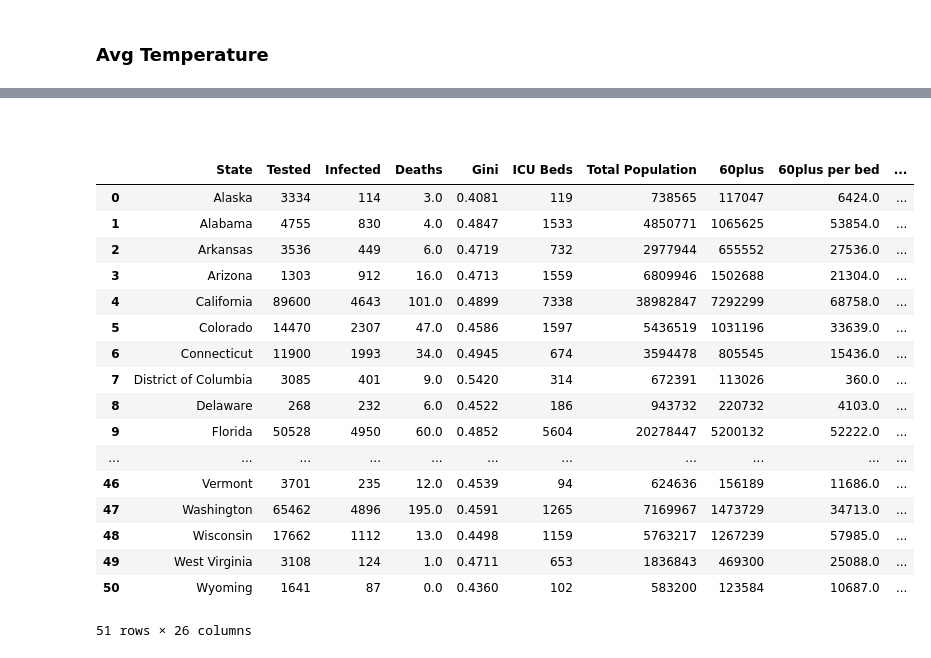
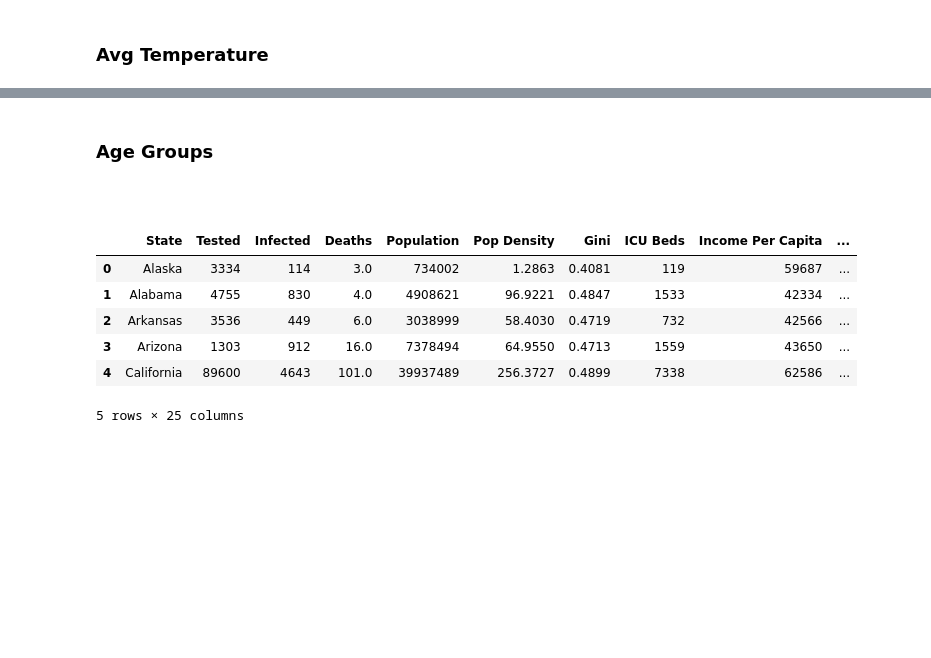
Before and after one commit to UncleGedd/COVID19-US-States-EDA, a Jupyter notebook: Aggregate State Data.ipynb, the cells around one changed output, grey strips where cells are left out. Saved outputs shown, nothing was run; the diff lists cells and outputs as text; code cells hidden in the pictures; blank space fills up the shorter version.

```diff
--- a/Aggregate State Data.ipynb
+++ b/Aggregate State Data.ipynb
@@ -85,3 +91,5 @@ df.head()
+# %%
+df = df.merge(df_pop, on='State', how='inner')
 # %% [markdown]
 ### Gini coefficient
 # %%
@@ -91,7 +99,5 @@ df = df.merge(pd.read_csv('./predictor_data/gini.csv'), on='State', how='inner')
 # %%
-cols_of_interest = ['state', 'Total_pop', 'all_icu', '60plus', '60plus_per_each_icu_bed']
+cols_of_interest = ['state', 'all_icu']
 df_icu = pd.read_excel('./predictor_data/icu_beds.xlsx', usecols=cols_of_interest)
 df_icu = df_icu.groupby('state').sum().reset_index()
-df_icu['60plus_pct'] = df_icu['60plus'] / df_icu['Total_pop']
-df_icu.columns = ['State', 'ICU Beds', 'Total Population', '60plus', '60plus per bed', '60plus pct pop']
-df_icu.head(3)
+df_icu.columns = ['State', 'ICU Beds']
@@ -216,0 +212,11 @@ df = df.merge(pd.read_csv('./predictor_data/temperature.csv'), on='State', how='
+# %%
+df = df.merge(pd.read_csv('./predictor_data/urbanization.csv'), on='State', how='inner')
+# %% [markdown]
+### Age Groups
+# %%
+df_age = pd.read_csv('./predictor_data/age.csv')
+df_age['State'] = df_age['Location']
+df_age['Age 0-25'] = df_age['Children 0-18'] + df_age['Adults 19-25']
+df_age['Age 26-54'] = df_age['Adults 26-34'] + df_age['Adults 35-54']
+df_age['Age 55+'] = df_age['Adults 55-64'] + df_age['65+']
+df_age.drop(['Location', 'Children 0-18', 'Adults 19-25', 'Adults 26-34', 'Adults 35-54', 'Total', 'Footnotes', 'Adults 55-64', '65+'], axis=1, inplace=True)
@@ -218,23 +226,12 @@ df = df.merge(pd.read_csv('./predictor_data/temperature.csv'), on='State', how='
 ###
 # %%
 df.to_csv('COVID19_state.csv', index=False)
-df.head(51)
+df.head()
 # %% [output]
-|  | State | Tested | Infected | Deaths | Gini | ICU Beds | Total Population | 60plus | 60plus per bed | ... |
-| 0 | Alaska | 3334 | 114 | 3.0 | 0.4081 | 119 | 738565 | 117047 | 6424.0 | ... |
-| 1 | Alabama | 4755 | 830 | 4.0 | 0.4847 | 1533 | 4850771 | 1065625 | 53854.0 | ... |
-| 2 | Arkansas | 3536 | 449 | 6.0 | 0.4719 | 732 | 2977944 | 655552 | 27536.0 | ... |
-| 3 | Arizona | 1303 | 912 | 16.0 | 0.4713 | 1559 | 6809946 | 1502688 | 21304.0 | ... |
-| 4 | California | 89600 | 4643 | 101.0 | 0.4899 | 7338 | 38982847 | 7292299 | 68758.0 | ... |
-| 5 | Colorado | 14470 | 2307 | 47.0 | 0.4586 | 1597 | 5436519 | 1031196 | 33639.0 | ... |
-| 6 | Connecticut | 11900 | 1993 | 34.0 | 0.4945 | 674 | 3594478 | 805545 | 15436.0 | ... |
-| 7 | District of Columbia | 3085 | 401 | 9.0 | 0.5420 | 314 | 672391 | 113026 | 360.0 | ... |
-| 8 | Delaware | 268 | 232 | 6.0 | 0.4522 | 186 | 943732 | 220732 | 4103.0 | ... |
-| 9 | Florida | 50528 | 4950 | 60.0 | 0.4852 | 5604 | 20278447 | 5200132 | 52222.0 | ... |
-| ... | ... | ... | ... | ... | ... | ... | ... | ... | ... | ... |
-| 46 | Vermont | 3701 | 235 | 12.0 | 0.4539 | 94 | 624636 | 156189 | 11686.0 | ... |
-| 47 | Washington | 65462 | 4896 | 195.0 | 0.4591 | 1265 | 7169967 | 1473729 | 34713.0 | ... |
-| 48 | Wisconsin | 17662 | 1112 | 13.0 | 0.4498 | 1159 | 5763217 | 1267239 | 57985.0 | ... |
-| 49 | West Virginia | 3108 | 124 | 1.0 | 0.4711 | 653 | 1836843 | 469300 | 25088.0 | ... |
-| 50 | Wyoming | 1641 | 87 | 0.0 | 0.4360 | 102 | 583200 | 123584 | 10687.0 | ... |
+|  | State | Tested | Infected | Deaths | Population | Pop Density | Gini | ICU Beds | Income Per Capita | ... |
+| 0 | Alaska | 3334 | 114 | 3.0 | 734002 | 1.2863 | 0.4081 | 119 | 59687 | ... |
+| 1 | Alabama | 4755 | 830 | 4.0 | 4908621 | 96.9221 | 0.4847 | 1533 | 42334 | ... |
+| 2 | Arkansas | 3536 | 449 | 6.0 | 3038999 | 58.4030 | 0.4719 | 732 | 42566 | ... |
+| 3 | Arizona | 1303 | 912 | 16.0 | 7378494 | 64.9550 | 0.4713 | 1559 | 43650 | ... |
+| 4 | California | 89600 | 4643 | 101.0 | 39937489 | 256.3727 | 0.4899 | 7338 | 62586 | ... |
-51 rows × 26 columns
+5 rows × 25 columns
```
Also changed, not shown: parts of 12 cells of this notebook, 7 other files.
